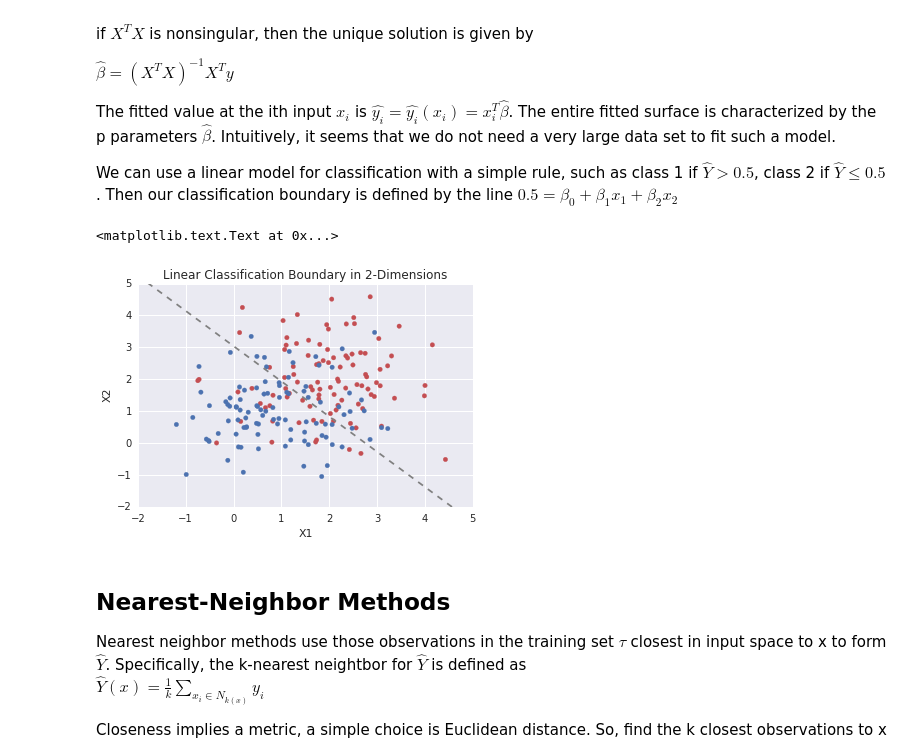
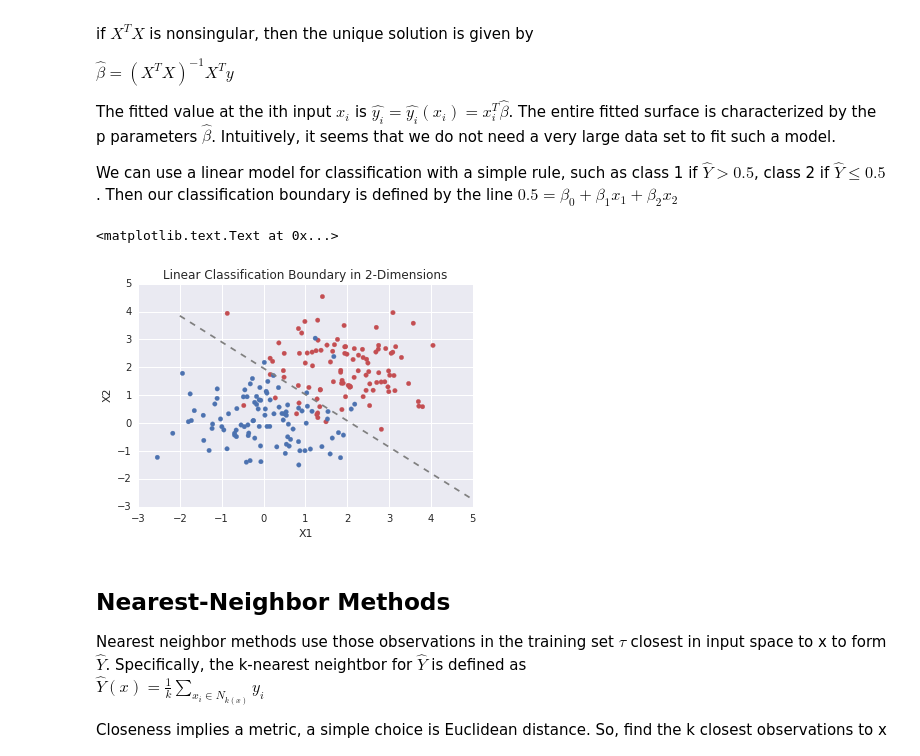
Before and after one commit to jonahwilliams/notebooks, a Jupyter notebook: elements_of_statistical_learning/chapter_2.ipynb, the cells around one changed output. Saved outputs shown, nothing was run; the diff lists cells and outputs as text; code cells hidden in the pictures.

```diff
--- a/elements_of_statistical_learning/chapter_2.ipynb
+++ b/elements_of_statistical_learning/chapter_2.ipynb
@@ -20,11 +20,11 @@ def color(x):
 # %%
 # Artifical Dataset - Mixture of Gaussians
 red = np.array([[1, 1, np.random.normal(2, 1), np.random.normal(2, 1)] for i in xrange(100)])
-blue = np.array([[0, 1, np.random.normal(1, 1), np.random.normal(1, 1)] for i in xrange(100)])
+blue = np.array([[0, 1, np.random.normal(0, 1), np.random.normal(0, 1)] for i in xrange(100)])
 plt.scatter(red[0::, 2], red[0::, 3], color=current_palette[2], label="Class 1")
 plt.scatter(blue[0::, 2], blue[0::, 3], color=current_palette[0], label="Class 0")
-plt.xlim(-2, 5)
-plt.ylim(-2, 5)
+plt.xlim(-3, 5)
+plt.ylim(-3, 5)
 plt.ylabel("X2")
 plt.xlabel("X1")
 # %% [output]
@@ -71,27 +71,27 @@ We can use a linear model for classification with a simple rule, such as class 1
 # %%
 #Fit Regression
 dataset = np.matrix(np.concatenate((red, blue), axis=0))
 X = dataset[0::, 1::]
 y = dataset[0::, 0]
 B = np.dot(np.dot(np.linalg.inv(np.dot(X.T, X)), X.T), y)
 
 # Decision Boundary is classified by XT.B = 0.5
 classifier = lambda x: float((0.5 - B[0] - B[1]*x) / B[2])
 domain = np.linspace(-2, 5, 100)
 ranges = map(classifier, domain)
 
 # Plot Results
 plt.title("Linear Classification Boundary in 2-Dimensions")
 plt.scatter(red[0::, 2], red[0::, 3], color=current_palette[2])
 plt.scatter(blue[0::, 2], blue[0::, 3], color=current_palette[0])
 plt.plot(domain, ranges, "--", color="grey")
-plt.xlim(-2, 5)
-plt.ylim(-2, 5)
+plt.xlim(-3, 5)
+plt.ylim(-3, 5)
 plt.ylabel("X2")
 plt.xlabel("X1")
 # %% [output]
 <matplotlib.text.Text at 0x...>
-[figure, old version]
+[figure, new version]
 # %% [markdown]
 <h2> Nearest-Neighbor Methods</h2>
 Nearest neighbor methods use those observations in the training set $\tau$ closest in input space to x to form $\hat{Y}$.  Specifically, the k-nearest neightbor for $\hat{Y}$ is defined as
```
Also changed, not shown: parts of 8 cells of this notebook.
